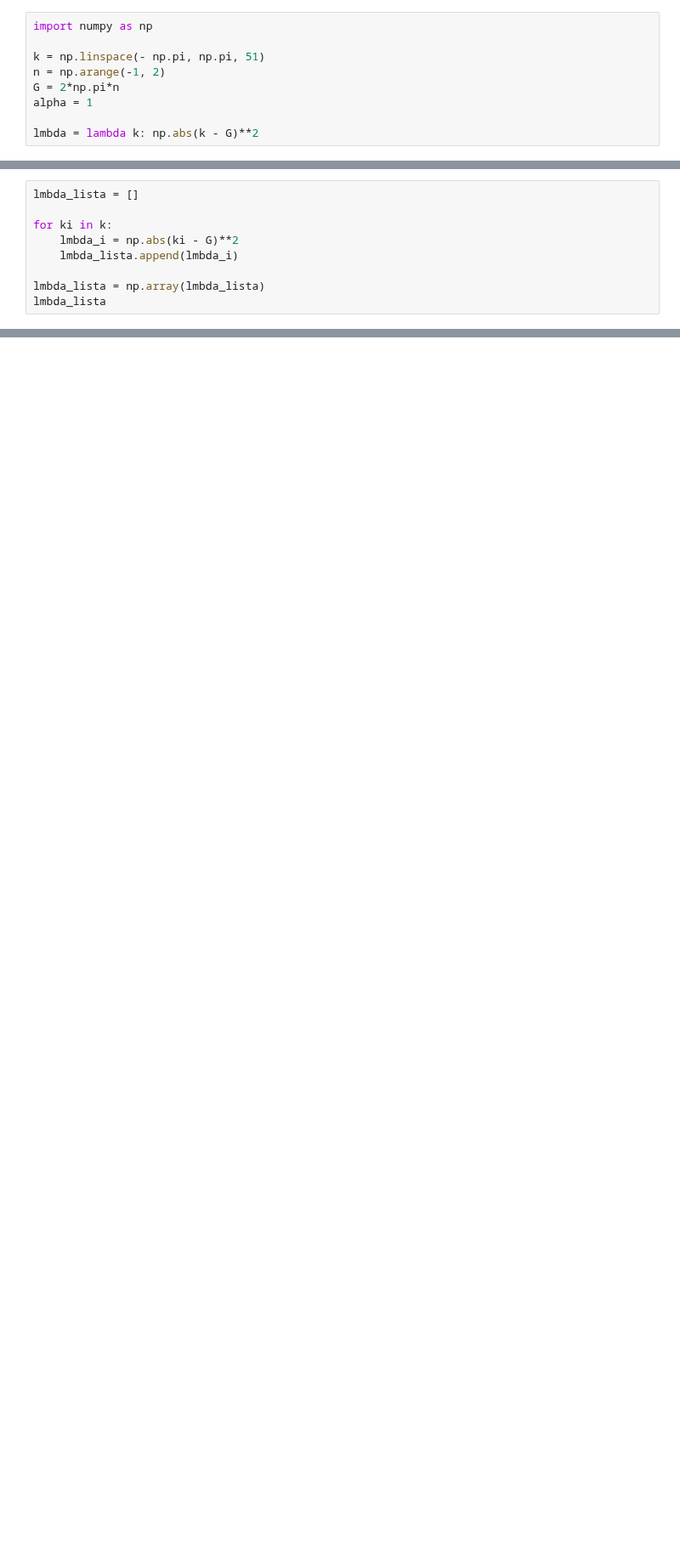
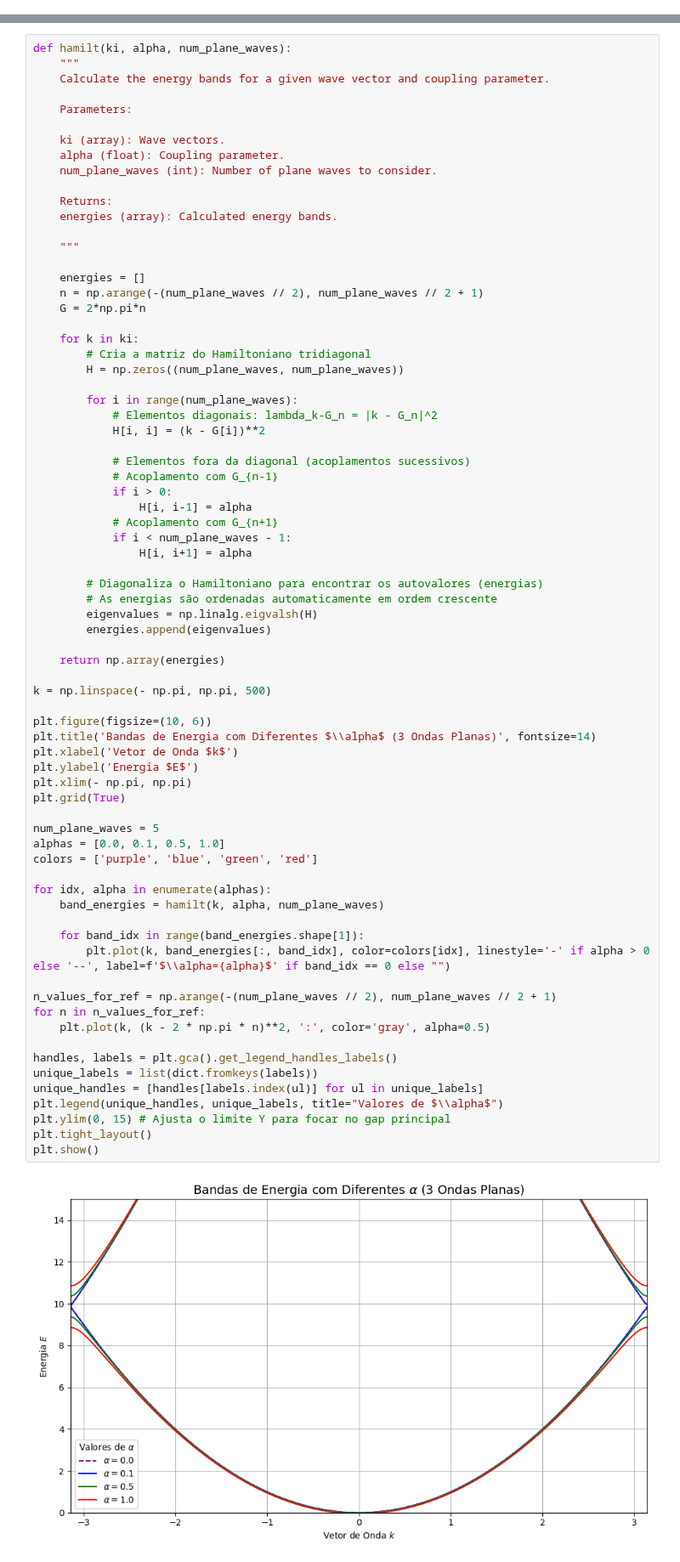
Before and after one commit to brunamendesfis/Computational_Physics, a Jupyter notebook: Estruturas_de_bandas/Atividade_05.ipynb, the cells around one changed output, grey strips where cells are left out. Shown at 85% size. Drawn from its saved outputs; the diff is of its cells as text; blank space fills up the shorter version.

```diff
--- a/Estruturas_de_bandas/Atividade_05.ipynb
+++ b/Estruturas_de_bandas/Atividade_05.ipynb
@@ -1,9 +0,0 @@
-# %%
-import numpy as np
-
-k = np.linspace(- np.pi, np.pi, 51)
-n = np.arange(-1, 2)
-G = 2*np.pi*n
-alpha = 1
-
-lmbda = lambda k: np.abs(k - G)**2
@@ -48,9 +0,0 @@ def hamiltoniano(k, G, n, alpha):
-# %%
-lmbda_lista = []
-
-for ki in k:
-    lmbda_i = np.abs(ki - G)**2
-    lmbda_lista.append(lmbda_i)
-
-lmbda_lista = np.array(lmbda_lista)
-lmbda_lista
@@ -82,0 +4,75 @@ matriz = np.diag
+# %%
+def hamilt(ki, alpha, num_plane_waves):
+    """
+    Calculate the energy bands for a given wave vector and coupling parameter.
+
+    Parameters:
+
+    ki (array): Wave vectors.
+    alpha (float): Coupling parameter.
+    num_plane_waves (int): Number of plane waves to consider.
+
+    Returns:
+    energies (array): Calculated energy bands.
+
+    """
+
+    energies = []
+    n = np.arange(-(num_plane_waves // 2), num_plane_waves // 2 + 1)
+    G = 2*np.pi*n
+
+    for k in ki:
+        # Cria a matriz do Hamiltoniano tridiagonal
+        H = np.zeros((num_plane_waves, num_plane_waves))
+
+        for i in range(num_plane_waves):
+            # Elementos diagonais: lambda_k-G_n = |k - G_n|^2
+            H[i, i] = (k - G[i])**2
+
+            # Elementos fora da diagonal (acoplamentos sucessivos)
+            # Acoplamento com G_{n-1}
+            if i > 0:
+                H[i, i-1] = alpha
+            # Acoplamento com G_{n+1}
+            if i < num_plane_waves - 1:
+                H[i, i+1] = alpha
+
+        # Diagonaliza o Hamiltoniano para encontrar os autovalores (energias)
+        # As energias são ordenadas automaticamente em ordem crescente
+        eigenvalues = np.linalg.eigvalsh(H)
+        energies.append(eigenvalues)
+
+    return np.array(energies)
+
+k = np.linspace(- np.pi, np.pi, 500)
+
+plt.figure(figsize=(10, 6))
+plt.title('Bandas de Energia com Diferentes $\\alpha$ (3 Ondas Planas)', fontsize=14)
+plt.xlabel('Vetor de Onda $k$')
+plt.ylabel('Energia $E$')
+plt.xlim(- np.pi, np.pi)
+plt.grid(True)
+
+num_plane_waves = 5
+alphas = [0.0, 0.1, 0.5, 1.0]
+colors = ['purple', 'blue', 'green', 'red']
+
+for idx, alpha in enumerate(alphas):
+    band_energies = hamilt(k, alpha, num_plane_waves)
+
+    for band_idx in range(band_energies.shape[1]):
+        plt.plot(k, band_energies[:, band_idx], color=colors[idx], linestyle='-' if alpha > 0 else '--', label=f'$\\alpha={alpha}$' if band_idx == 0 else "")
+
+n_values_for_ref = np.arange(-(num_plane_waves // 2), num_plane_waves // 2 + 1)
+for n in n_values_for_ref:
+    plt.plot(k, (k - 2 * np.pi * n)**2, ':', color='gray', alpha=0.5)
+
+handles, labels = plt.gca().get_legend_handles_labels()
+unique_labels = list(dict.fromkeys(labels))
+unique_handles = [handles[labels.index(ul)] for ul in unique_labels]
+plt.legend(unique_handles, unique_labels, title="Valores de $\\alpha$")
+plt.ylim(0, 15) # Ajusta o limite Y para focar no gap principal
+plt.tight_layout()
+plt.show()
+# %% [output]
+[figure, added]
```
Also changed, not shown: parts of 9 cells of this notebook, 1 other file.
